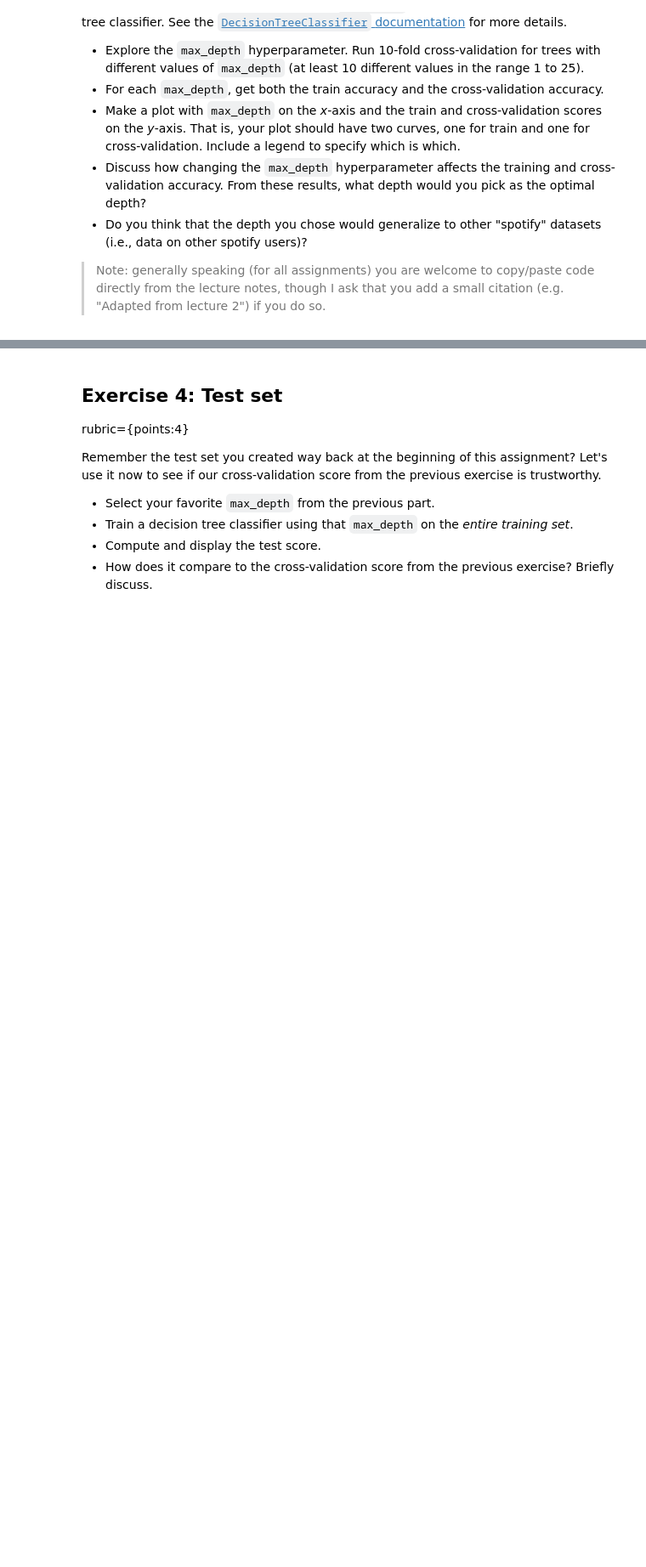
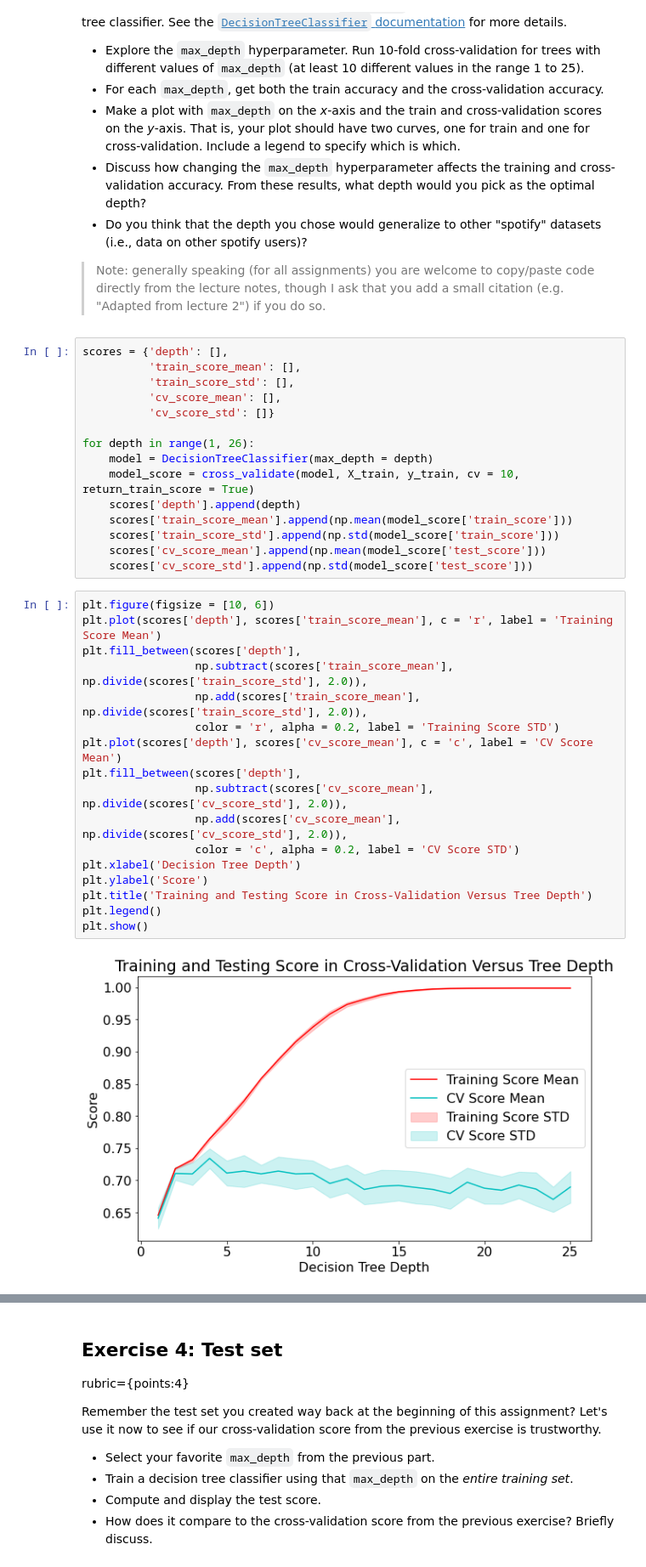
Before and after one commit to ahama92/cpsc330, a Jupyter notebook: hw/hw2/hw2.ipynb, the cells around one changed output, grey strips where cells are left out. Shown at 85% size. Saved outputs shown, nothing was run; the diff lists cells and outputs as text; blank space fills up the shorter version.

```diff
--- a/hw/hw2/hw2.ipynb
+++ b/hw/hw2/hw2.ipynb
@@ -289,3 +293,37 @@ In this exercise, you'll experiment with the `max_depth` hyperparameter of the d
 - Do you think that the depth you chose would generalize to other "spotify" datasets (i.e., data on other spotify users)?
 
 > Note: generally speaking (for all assignments) you are welcome to copy/paste code directly from the lecture notes, though I ask that you add a small citation (e.g. "Adapted from lecture 2") if you do so.
+# %%
+scores = {'depth': [],
+          'train_score_mean': [],
+          'train_score_std': [],
+          'cv_score_mean': [],
+          'cv_score_std': []}
+
+for depth in range(1, 26):
+    model = DecisionTreeClassifier(max_depth = depth)
+    model_score = cross_validate(model, X_train, y_train, cv = 10, return_train_score = True)
+    scores['depth'].append(depth)
+    scores['train_score_mean'].append(np.mean(model_score['train_score']))
+    scores['train_score_std'].append(np.std(model_score['train_score']))
+    scores['cv_score_mean'].append(np.mean(model_score['test_score']))
+    scores['cv_score_std'].append(np.std(model_score['test_score']))
+# %%
+plt.figure(figsize = [10, 6])
+plt.plot(scores['depth'], scores['train_score_mean'], c = 'r', label = 'Training Score Mean')
+plt.fill_between(scores['depth'],
+                 np.subtract(scores['train_score_mean'], np.divide(scores['train_score_std'], 2.0)),
+                 np.add(scores['train_score_mean'], np.divide(scores['train_score_std'], 2.0)),
+                 color = 'r', alpha = 0.2, label = 'Training Score STD')
+plt.plot(scores['depth'], scores['cv_score_mean'], c = 'c', label = 'CV Score Mean')
+plt.fill_between(scores['depth'],
+                 np.subtract(scores['cv_score_mean'], np.divide(scores['cv_score_std'], 2.0)),
+                 np.add(scores['cv_score_mean'], np.divide(scores['cv_score_std'], 2.0)),
+                 color = 'c', alpha = 0.2, label = 'CV Score STD')
+plt.xlabel('Decision Tree Depth')
+plt.ylabel('Score')
+plt.title('Training and Testing Score in Cross-Validation Versus Tree Depth')
+plt.legend()
+plt.show()
+# %% [output]
+[figure, added]
```
Also changed, not shown: parts of 14 cells of this notebook.
